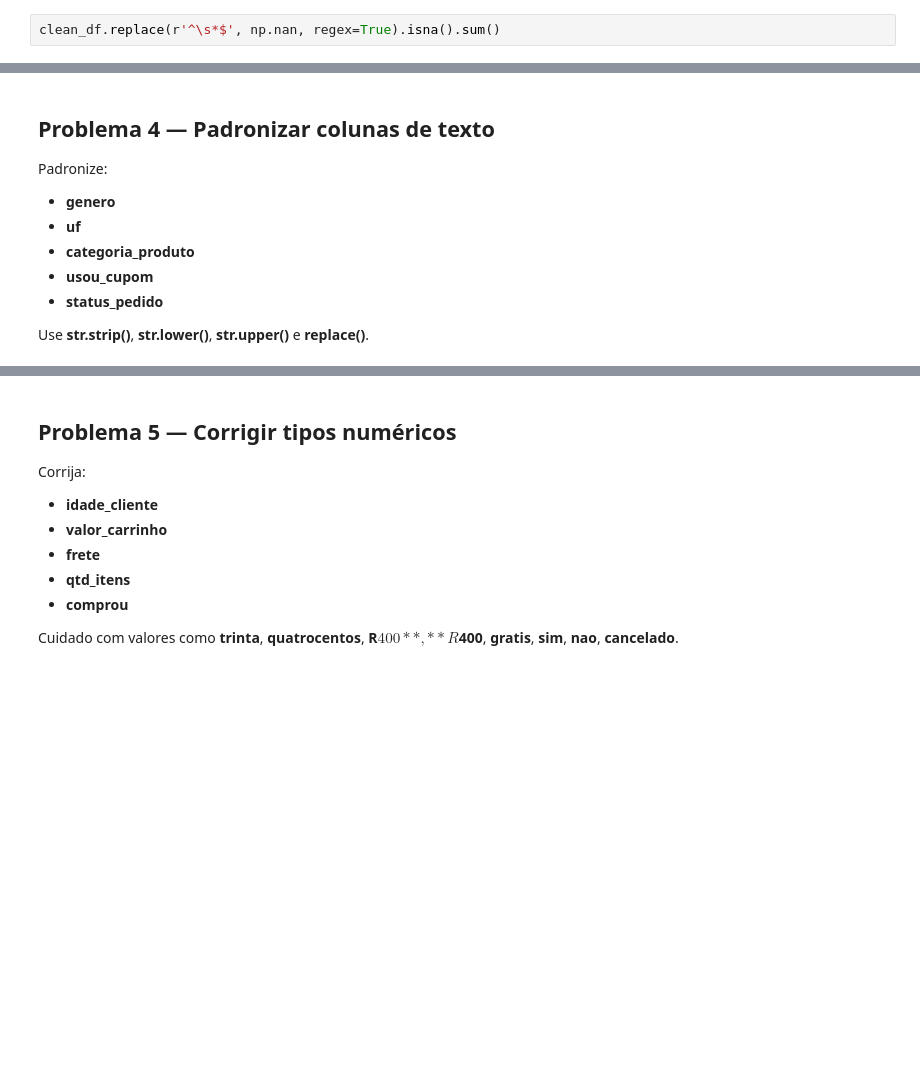
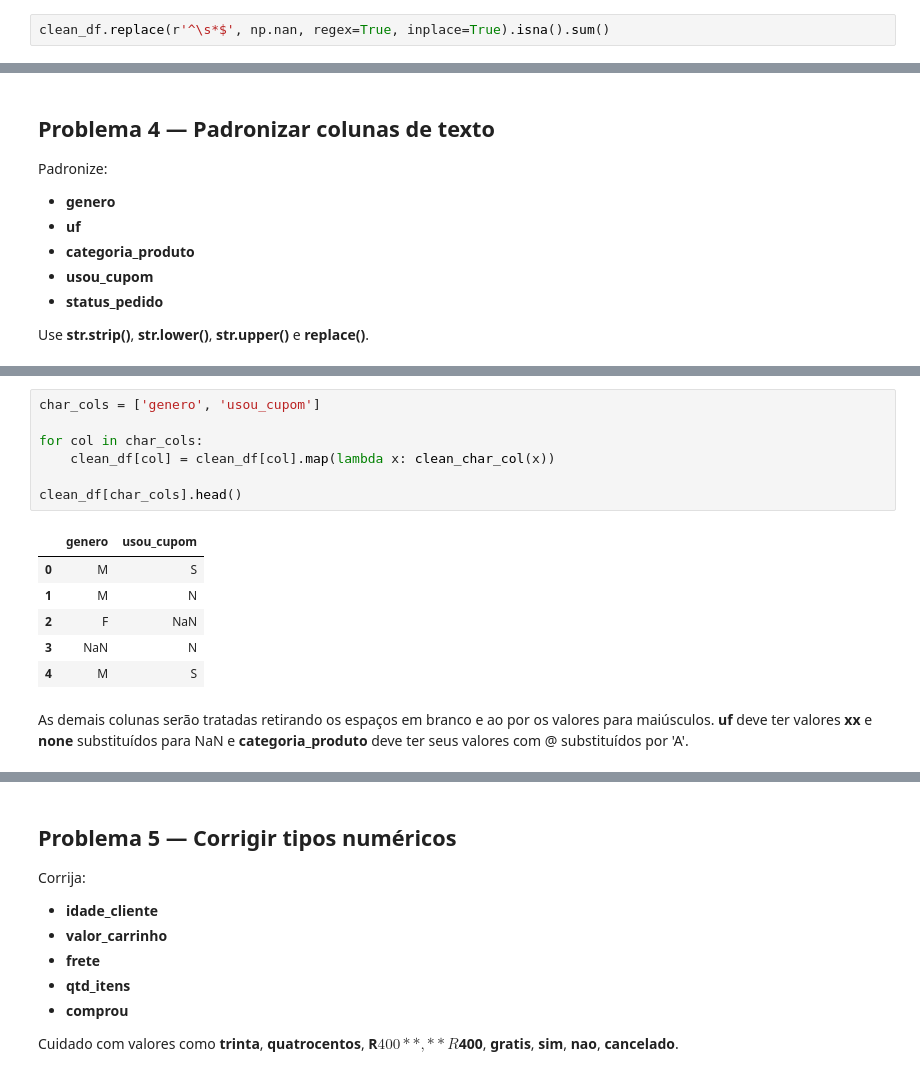
Before and after one commit to Somutt/revisao_py, a Jupyter notebook: 02_data_analysis/pandas_auditoria.ipynb, the cells around one changed output, grey strips where cells are left out. Drawn from its saved outputs; the diff is of its cells as text; blank space fills up the shorter version.

```diff
--- a/02_data_analysis/pandas_auditoria.ipynb
+++ b/02_data_analysis/pandas_auditoria.ipynb
@@ -210,7 +190,7 @@ status_pedido        1514
 qtd_itens             641
 dtype: int64
 # %%
-clean_df.replace(r'^\s*$', np.nan, regex=True).isna().sum()
+clean_df.replace(r'^\s*$', np.nan, regex=True, inplace=True).isna().sum()
 # %% [output]
 user_id                70
 idade_cliente         408
@@ -242,0 +275,16 @@ Use **str.strip()**, **str.lower()**, **str.upper()** e **replace()**.
+# %%
+char_cols = ['genero', 'usou_cupom']
+
+for col in char_cols:
+    clean_df[col] = clean_df[col].map(lambda x: clean_char_col(x))
+
+clean_df[char_cols].head()
+# %% [output]
+|  | genero | usou_cupom |
+| 0 | M | S |
+| 1 | M | N |
+| 2 | F | NaN |
+| 3 | NaN | N |
+| 4 | M | S |
+# %% [markdown]
+As demais colunas serão tratadas retirando os espaços em branco e ao por os valores para maiúsculos. **uf** deve ter valores **xx** e **none** substituídos para NaN e **categoria_produto** deve ter seus valores com @ substituídos por 'A'.
```
Also changed, not shown: parts of 17 cells of this notebook.
